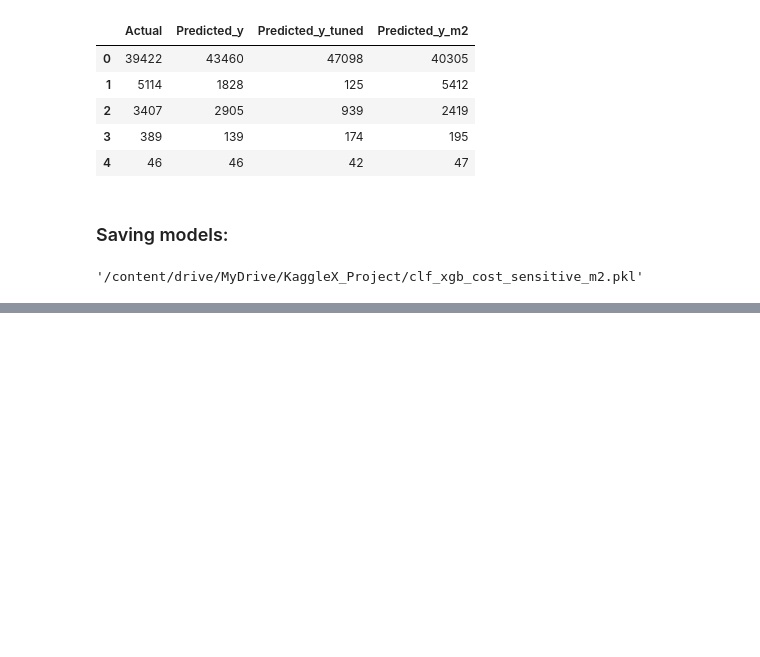
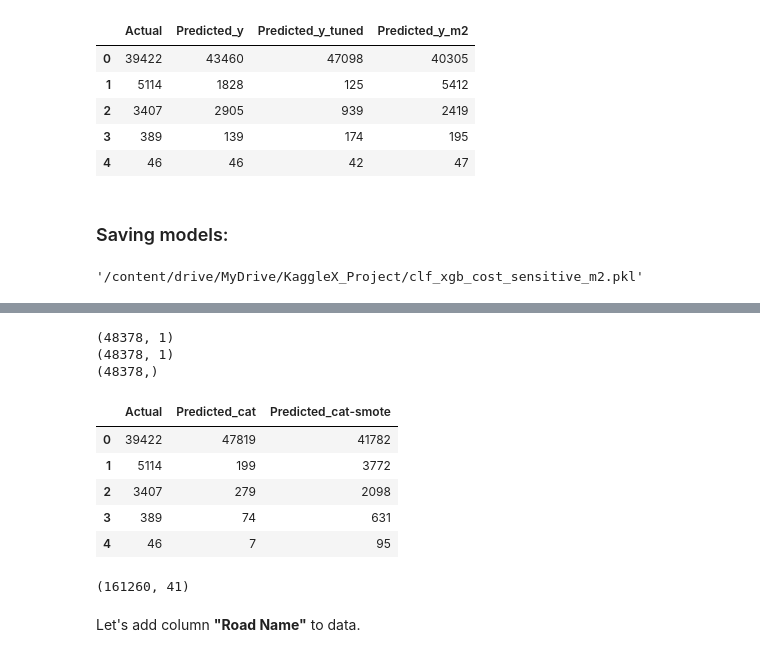
Before and after one commit to tania-martynenko/KaggleX_Project, a Jupyter notebook: Car_Accident_Project_Machine_Learning.ipynb, the cells around one changed output, grey strips where cells are left out. Cells and saved outputs as stored; diff of their text form; code cells hidden in the pictures; blank space fills up the shorter version.

```diff
--- a/Car_Accident_Project_Machine_Learning.ipynb
+++ b/Car_Accident_Project_Machine_Learning.ipynb
@@ -1465,0 +1547,6 @@ clf_xgb_cost_sensitive_m2
+# %%
+from imblearn.over_sampling import SMOTE
+
+smote = SMOTE()
+
+X_train_smote, y_train_smote = smote.fit_resample(X_train, y_train)
@@ -1465,0 +1555,3 @@ clf_xgb_cost_sensitive_m2
+# %%
+clf_cat_smote = CatBoostClassifier(iterations=500, depth=6, learning_rate=0.1, verbose=200, task_type="CPU")
+clf_cat_smote.fit(X_train_smote, y_train_smote)
@@ -1465,0 +1583,3 @@ clf_xgb_cost_sensitive_m2
+# %%
+y_pred_smote = clf_cat_smote.predict(X_test)
+print("Metrics report on test data: \n", classification_report(y_test, y_pred_smote))
@@ -1465,0 +1599,38 @@ clf_xgb_cost_sensitive_m2
+# %%
+print(y_pred_cat.shape)
+print(y_pred_smote.shape)
+print(y_test.shape)
+# %% [output]
+(48378, 1)
+(48378, 1)
+(48378,)
+# %%
+y_pred_cat = y_pred_cat.ravel()
+y_pred_smote = y_pred_smote.ravel()
+# %%
+predict_1 = pd.Series(y_pred_cat).value_counts()
+predict_2= pd.Series(y_pred_smote).value_counts()
+#predict_3 = pd.Series(y_pred_cost_m2).value_counts()
+
+df_predicted1 = pd.DataFrame({
+
+    'Predicted_cat': predict_1 ,
+    "Predicted_cat-smote": predict_2
+
+
+
+})
+
+df_actual = pd.Series(y_test).value_counts()
+df_actual1 = pd.DataFrame({'Actual': df_actual})
+
+comparison_df_tuned = df_actual1.join(df_predicted1, how='outer').fillna(0).astype(int)
+
+comparison_df_tuned
+# %% [output]
+|  | Actual | Predicted_cat | Predicted_cat-smote |
+| 0 | 39422 | 47819 | 41782 |
+| 1 | 5114 | 199 | 3772 |
+| 2 | 3407 | 279 | 2098 |
+| 3 | 389 | 74 | 631 |
+| 4 | 46 | 7 | 95 |
@@ -1465,0 +1639,6 @@ clf_xgb_cost_sensitive_m2
+# %%
+df1.shape
+# %% [output]
+(161260, 41)
+# %% [markdown]
+Let's add column **"Road Name"** to data.
```
Also changed, not shown: parts of 71 cells of this notebook.
